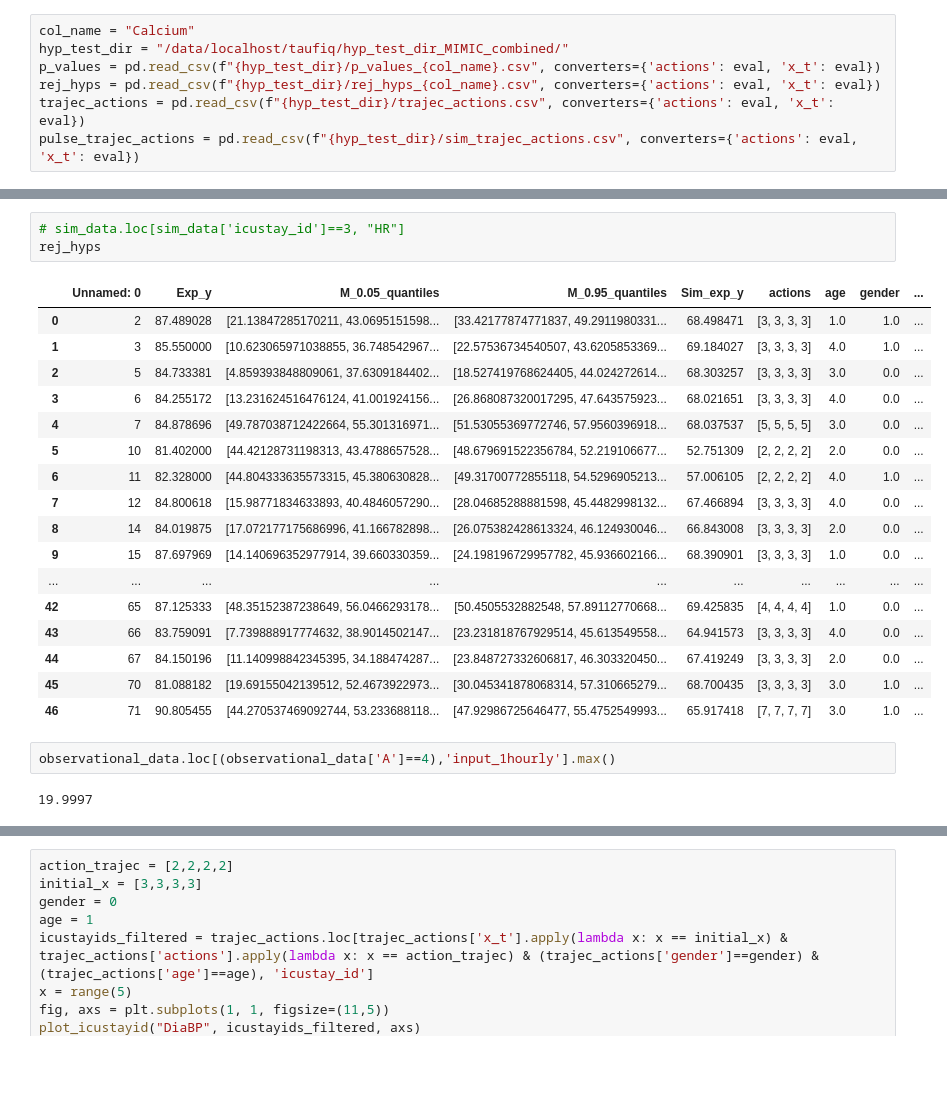
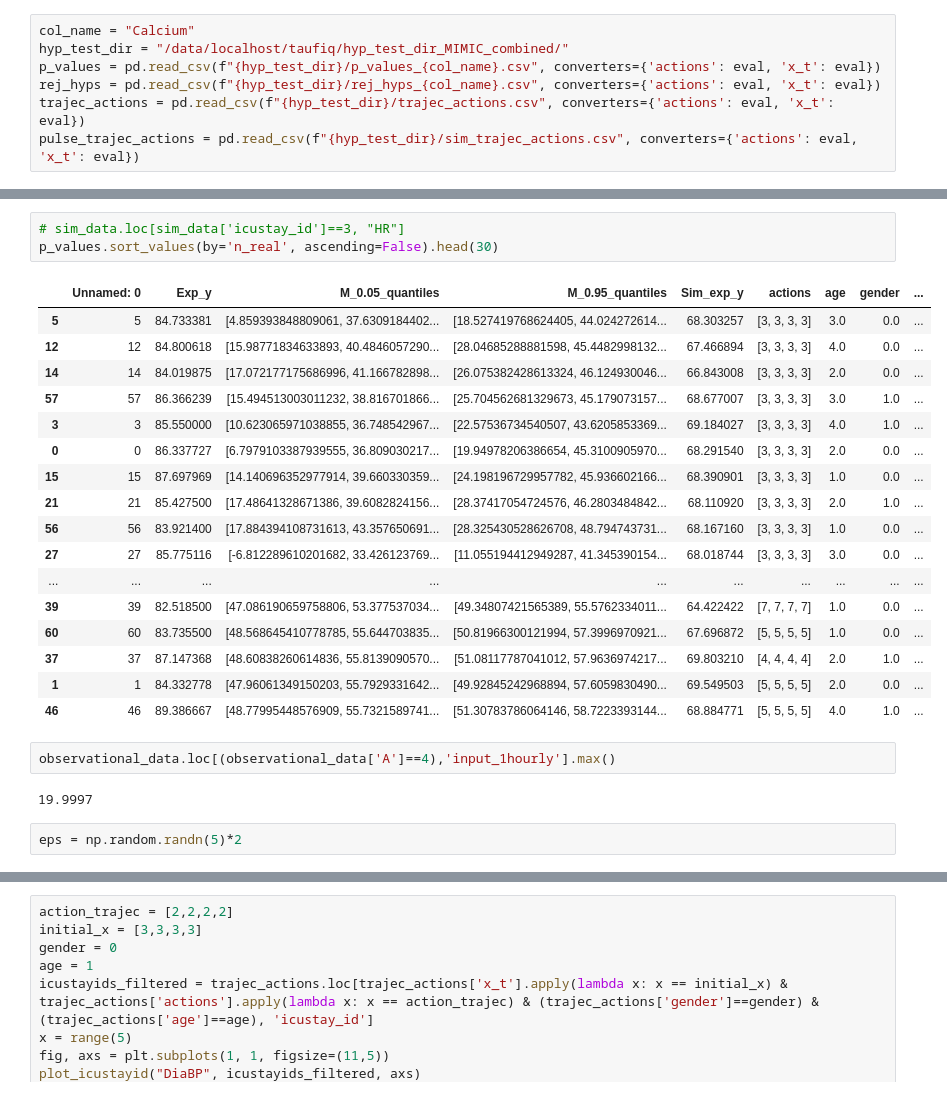
Before and after one commit to faaizT/CausalTwinAssessment, a Jupyter notebook: Hypothesis testing analysis (updated).ipynb, the cells around one changed output, grey strips where cells are left out. Drawn from its saved outputs; the diff is of its cells as text; blank space fills up the shorter version.

```diff
--- a/Hypothesis testing analysis (updated).ipynb
+++ b/Hypothesis testing analysis (updated).ipynb
@@ -383,28 +403,30 @@ pulse_trajec_actions = pd.read_csv(f"{hyp_test_dir}/sim_trajec_actions.csv", con
 # %%
 # sim_data.loc[sim_data['icustay_id']==3, "HR"]
-rej_hyps
+p_values.sort_values(by='n_real', ascending=False).head(30)
 # %% [output]
 |  | Unnamed: 0 | Exp_y | M_0.05_quantiles | M_0.95_quantiles | Sim_exp_y | actions | age | gender | ... |
-| 0 | 2 | 87.489028 | [21.13847285170211, 43.0695151598... | [33.42177874771837, 49.2911980331... | 68.498471 | [3, 3, 3, 3] | 1.0 | 1.0 | ... |
-| 1 | 3 | 85.550000 | [10.623065971038855, 36.748542967... | [22.57536734540507, 43.6205853369... | 69.184027 | [3, 3, 3, 3] | 4.0 | 1.0 | ... |
-| 2 | 5 | 84.733381 | [4.859393848809061, 37.6309184402... | [18.527419768624405, 44.024272614... | 68.303257 | [3, 3, 3, 3] | 3.0 | 0.0 | ... |
-| 3 | 6 | 84.255172 | [13.231624516476124, 41.001924156... | [26.868087320017295, 47.643575923... | 68.021651 | [3, 3, 3, 3] | 4.0 | 0.0 | ... |
-| 4 | 7 | 84.878696 | [49.787038712422664, 55.301316971... | [51.53055369772746, 57.9560396918... | 68.037537 | [5, 5, 5, 5] | 3.0 | 0.0 | ... |
-| 5 | 10 | 81.402000 | [44.42128731198313, 43.4788657528... | [48.679691522356784, 52.219106677... | 52.751309 | [2, 2, 2, 2] | 2.0 | 0.0 | ... |
-| 6 | 11 | 82.328000 | [44.804333635573315, 45.380630828... | [49.31700772855118, 54.5296905213... | 57.006105 | [2, 2, 2, 2] | 4.0 | 1.0 | ... |
-| 7 | 12 | 84.800618 | [15.98771834633893, 40.4846057290... | [28.04685288881598, 45.4482998132... | 67.466894 | [3, 3, 3, 3] | 4.0 | 0.0 | ... |
-| 8 | 14 | 84.019875 | [17.072177175686996, 41.166782898... | [26.075382428613324, 46.124930046... | 66.843008 | [3, 3, 3, 3] | 2.0 | 0.0 | ... |
-| 9 | 15 | 87.697969 | [14.140696352977914, 39.660330359... | [24.198196729957782, 45.936602166... | 68.390901 | [3, 3, 3, 3] | 1.0 | 0.0 | ... |
+| 5 | 5 | 84.733381 | [4.859393848809061, 37.6309184402... | [18.527419768624405, 44.024272614... | 68.303257 | [3, 3, 3, 3] | 3.0 | 0.0 | ... |
+| 12 | 12 | 84.800618 | [15.98771834633893, 40.4846057290... | [28.04685288881598, 45.4482998132... | 67.466894 | [3, 3, 3, 3] | 4.0 | 0.0 | ... |
+| 14 | 14 | 84.019875 | [17.072177175686996, 41.166782898... | [26.075382428613324, 46.124930046... | 66.843008 | [3, 3, 3, 3] | 2.0 | 0.0 | ... |
+| 57 | 57 | 86.366239 | [15.494513003011232, 38.816701866... | [25.704562681329673, 45.179073157... | 68.677007 | [3, 3, 3, 3] | 3.0 | 1.0 | ... |
+| 3 | 3 | 85.550000 | [10.623065971038855, 36.748542967... | [22.57536734540507, 43.6205853369... | 69.184027 | [3, 3, 3, 3] | 4.0 | 1.0 | ... |
+| 0 | 0 | 86.337727 | [6.7979103387939555, 36.809030217... | [19.94978206386654, 45.3100905970... | 68.291540 | [3, 3, 3, 3] | 2.0 | 0.0 | ... |
+| 15 | 15 | 87.697969 | [14.140696352977914, 39.660330359... | [24.198196729957782, 45.936602166... | 68.390901 | [3, 3, 3, 3] | 1.0 | 0.0 | ... |
+| 21 | 21 | 85.427500 | [17.48641328671386, 39.6082824156... | [28.37417054724576, 46.2803484842... | 68.110920 | [3, 3, 3, 3] | 2.0 | 1.0 | ... |
+| 56 | 56 | 83.921400 | [17.884394108731613, 43.357650691... | [28.325430528626708, 48.794743731... | 68.167160 | [3, 3, 3, 3] | 1.0 | 0.0 | ... |
+| 27 | 27 | 85.775116 | [-6.812289610201682, 33.426123769... | [11.055194412949287, 41.345390154... | 68.018744 | [3, 3, 3, 3] | 3.0 | 0.0 | ... |
 | ... | ... | ... | ... | ... | ... | ... | ... | ... | ... |
-| 42 | 65 | 87.125333 | [48.35152387238649, 56.0466293178... | [50.4505532882548, 57.89112770668... | 69.425835 | [4, 4, 4, 4] | 1.0 | 0.0 | ... |
-| 43 | 66 | 83.759091 | [7.739888917774632, 38.9014502147... | [23.231818767929514, 45.613549558... | 64.941573 | [3, 3, 3, 3] | 4.0 | 0.0 | ... |
-| 44 | 67 | 84.150196 | [11.140998842345395, 34.188474287... | [23.848727332606817, 46.303320450... | 67.419249 | [3, 3, 3, 3] | 2.0 | 0.0 | ... |
-| 45 | 70 | 81.088182 | [19.69155042139512, 52.4673922973... | [30.045341878068314, 57.310665279... | 68.700435 | [3, 3, 3, 3] | 3.0 | 1.0 | ... |
-| 46 | 71 | 90.805455 | [44.270537469092744, 53.233688118... | [47.92986725646477, 55.4752549993... | 65.917418 | [7, 7, 7, 7] | 3.0 | 1.0 | ... |
+| 39 | 39 | 82.518500 | [47.086190659758806, 53.377537034... | [49.34807421565389, 55.5762334011... | 64.422422 | [7, 7, 7, 7] | 1.0 | 0.0 | ... |
+| 60 | 60 | 83.735500 | [48.568645410778785, 55.644703835... | [50.81966300121994, 57.3996970921... | 67.696872 | [5, 5, 5, 5] | 1.0 | 0.0 | ... |
+| 37 | 37 | 87.147368 | [48.60838260614836, 55.8139090570... | [51.08117787041012, 57.9636974217... | 69.803210 | [4, 4, 4, 4] | 2.0 | 1.0 | ... |
+| 1 | 1 | 84.332778 | [47.96061349150203, 55.7929331642... | [49.92845242968894, 57.6059830490... | 69.549503 | [5, 5, 5, 5] | 2.0 | 0.0 | ... |
+| 46 | 46 | 89.386667 | [48.77995448576909, 55.7321589741... | [51.30783786064146, 58.7223393144... | 68.884771 | [5, 5, 5, 5] | 4.0 | 1.0 | ... |
 # %%
 observational_data.loc[(observational_data['A']==4),'input_1hourly'].max()
 # %% [output]
 19.9997
+# %%
+eps = np.random.randn(5)*2
 # %%
 import matplotlib.pyplot as plt
 import seaborn as sns
```
Also changed, not shown: parts of 15 cells of this notebook, 2 other files.
